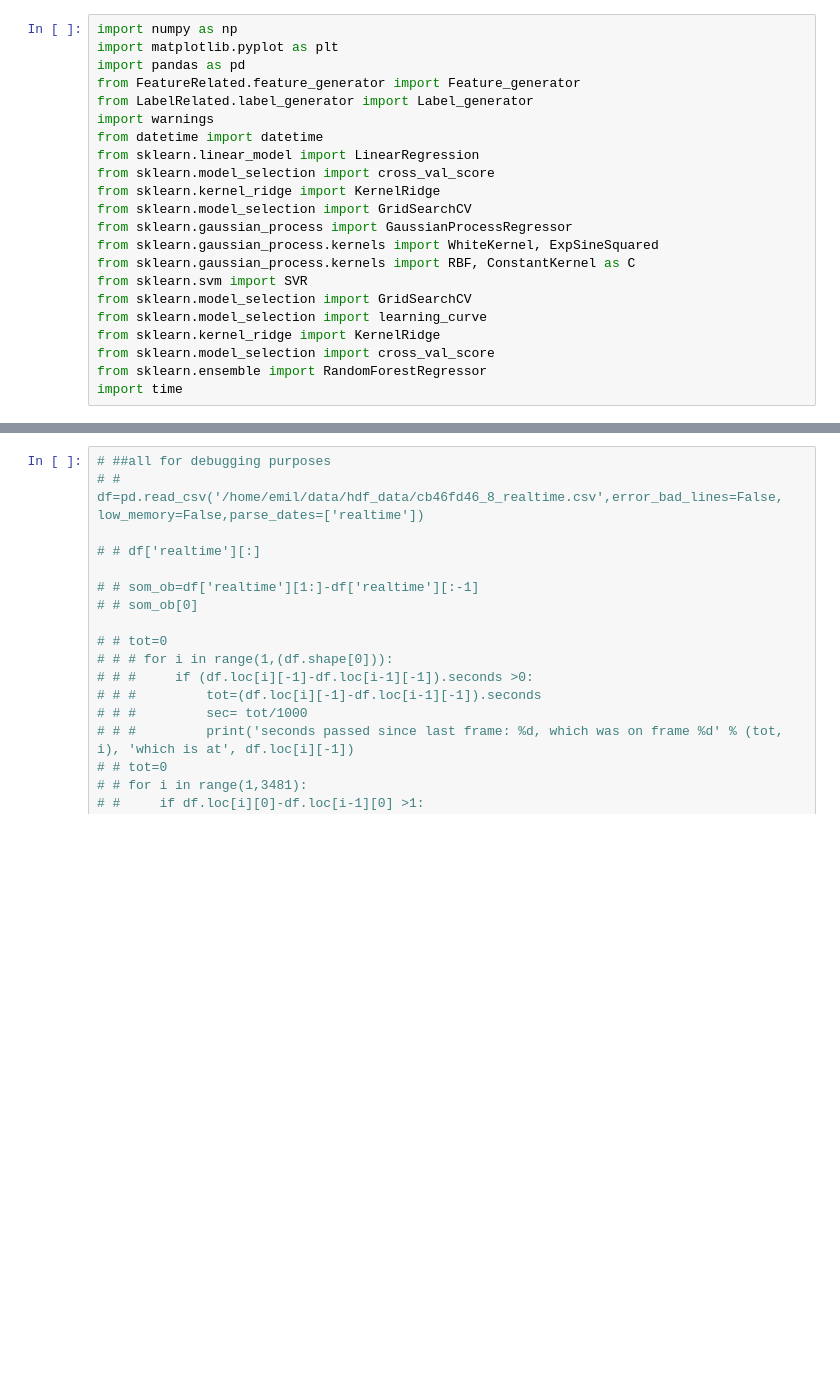
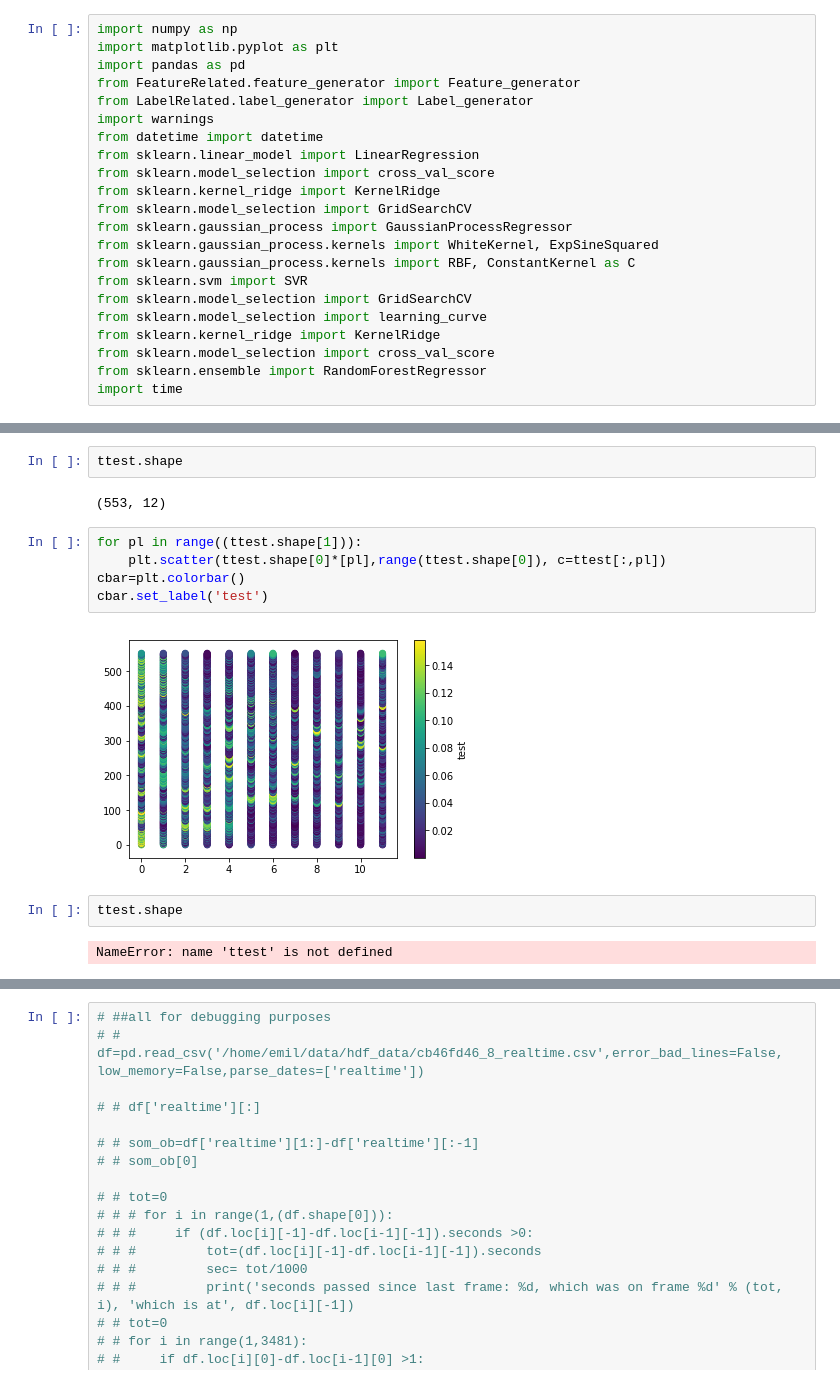
Before and after one commit to emilaz/EmoCog, a Jupyter notebook: EmoCog_Pipeline.ipynb, the cells around one changed output, grey strips where cells are left out. Drawn from its saved outputs; the diff is of its cells as text; blank space fills up the shorter version.

```diff
--- a/EmoCog_Pipeline.ipynb
+++ b/EmoCog_Pipeline.ipynb
@@ -52,0 +60,15 @@ y=lablegen.generate_labels(start=0,end=40000,mask=featuregen.mask_bin, sliding_w
+# %%
+ttest.shape
+# %% [output]
+(553, 12)
+# %%
+for pl in range((ttest.shape[1])):
+    plt.scatter(ttest.shape[0]*[pl],range(ttest.shape[0]), c=ttest[:,pl])
+cbar=plt.colorbar()
+cbar.set_label('test')
+# %% [output]
+[figure, added]
+# %%
+ttest.shape
+# %% [output]
+NameError: name 'ttest' is not defined
```
Also changed, not shown: parts of 26 cells of this notebook, 2 other files.
